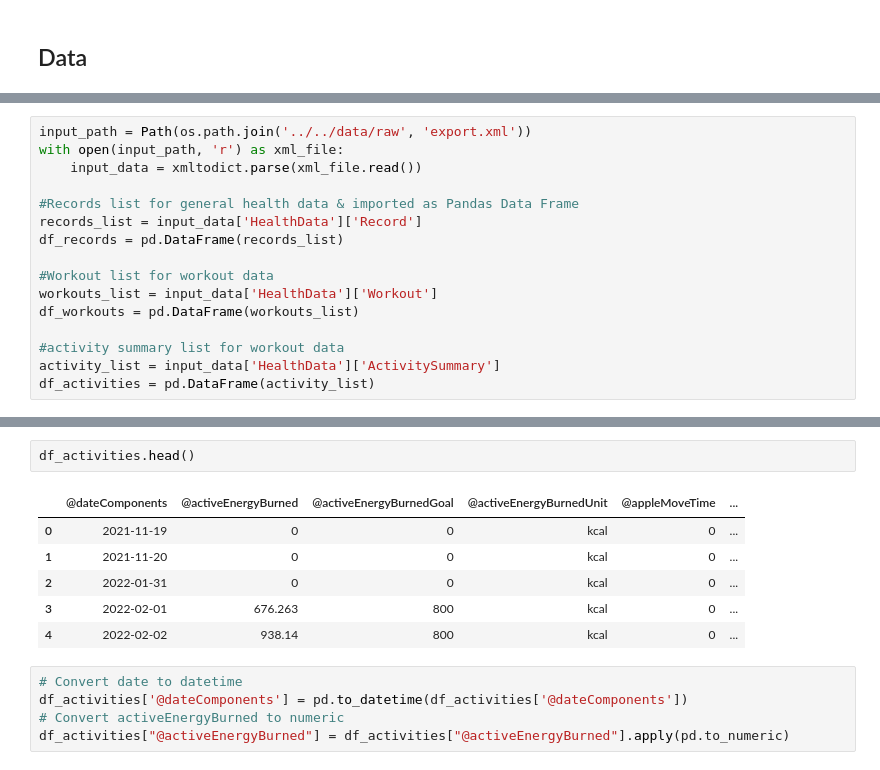
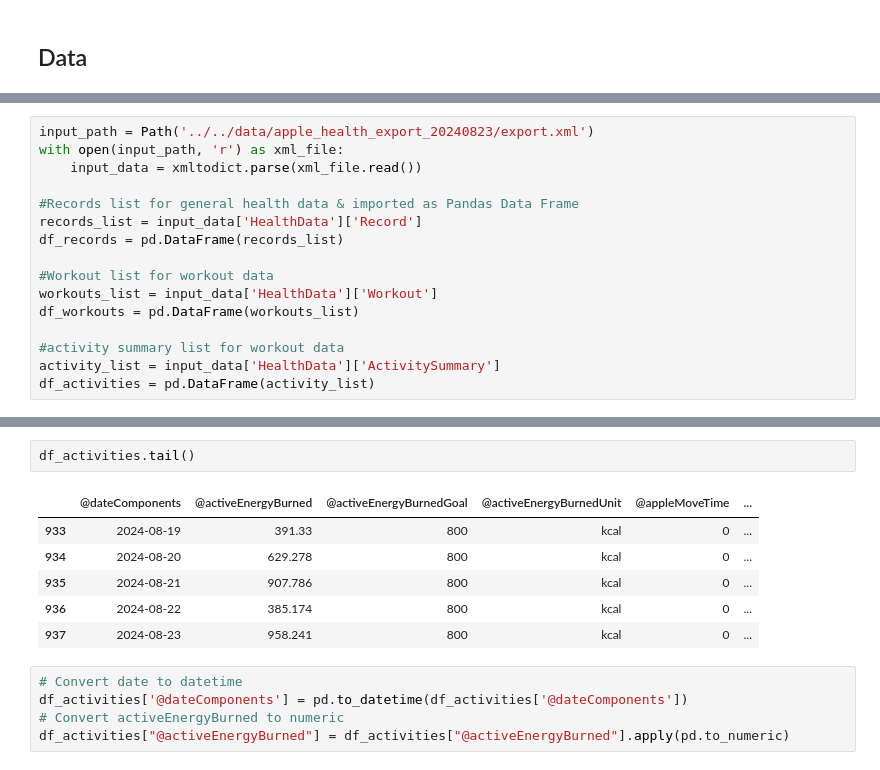
Before and after one commit to ansuff/AppleWatchAI, a Jupyter notebook: notebooks/exploratory/exploratory_analysis.ipynb, the cells around one changed output, grey strips where cells are left out. Saved outputs shown, nothing was run; the diff lists cells and outputs as text.

```diff
--- a/notebooks/exploratory/exploratory_analysis.ipynb
+++ b/notebooks/exploratory/exploratory_analysis.ipynb
@@ -32,5 +16,5 @@ else:
 # %%
-input_path = Path(os.path.join('../../data/raw', 'export.xml'))
+input_path = Path('../../data/apple_health_export_20240823/export.xml')
 with open(input_path, 'r') as xml_file:
     input_data = xmltodict.parse(xml_file.read())
 
@@ -86,12 +101,12 @@ df_workouts.head()
 # %%
-df_activities.head()
+df_activities.tail()
 # %% [output]
 |  | @dateComponents | @activeEnergyBurned | @activeEnergyBurnedGoal | @activeEnergyBurnedUnit | @appleMoveTime | ... |
-| 0 | 2021-11-19 | 0 | 0 | kcal | 0 | ... |
-| 1 | 2021-11-20 | 0 | 0 | kcal | 0 | ... |
-| 2 | 2022-01-31 | 0 | 0 | kcal | 0 | ... |
-| 3 | 2022-02-01 | 676.263 | 800 | kcal | 0 | ... |
-| 4 | 2022-02-02 | 938.14 | 800 | kcal | 0 | ... |
+| 933 | 2024-08-19 | 391.33 | 800 | kcal | 0 | ... |
+| 934 | 2024-08-20 | 629.278 | 800 | kcal | 0 | ... |
+| 935 | 2024-08-21 | 907.786 | 800 | kcal | 0 | ... |
+| 936 | 2024-08-22 | 385.174 | 800 | kcal | 0 | ... |
+| 937 | 2024-08-23 | 958.241 | 800 | kcal | 0 | ... |
 # %%
 # Convert date to datetime
 df_activities['@dateComponents'] = pd.to_datetime(df_activities['@dateComponents'])
```
Also changed, not shown: parts of 7 cells of this notebook, 3 other files.
